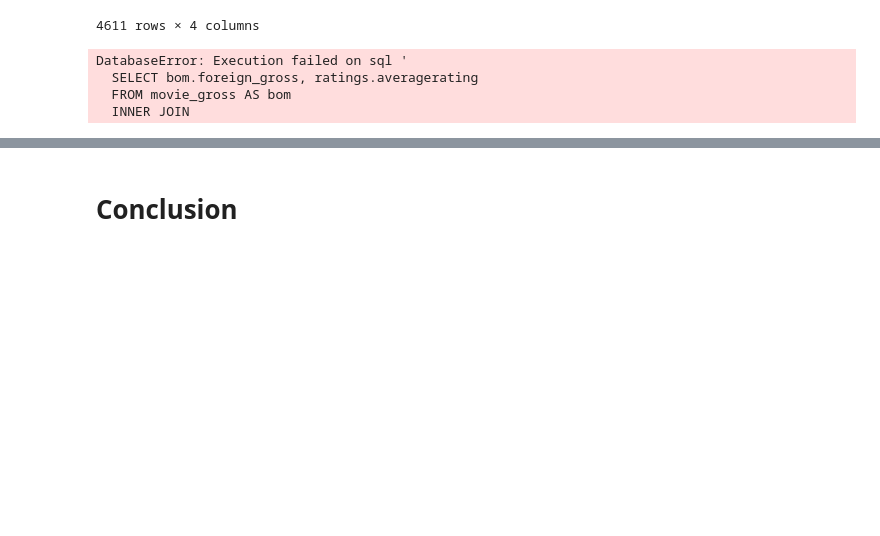
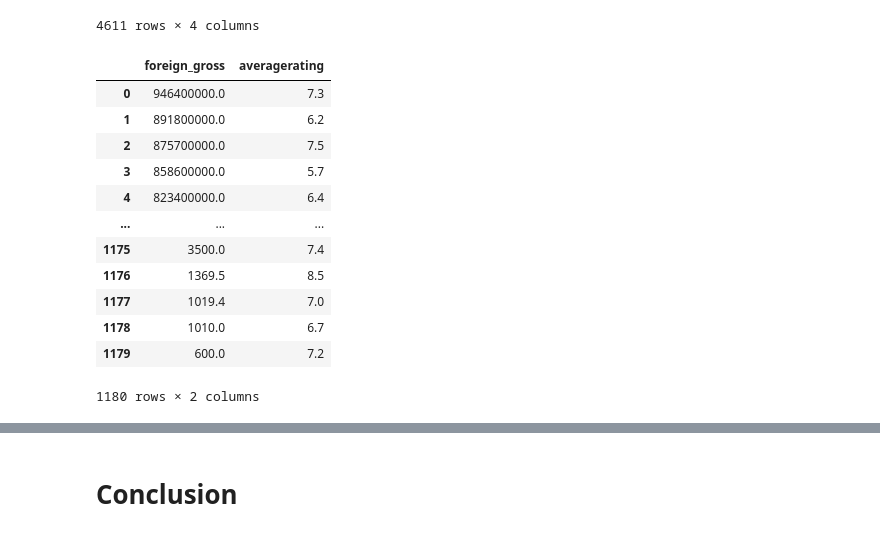
Before and after one commit to neurosxx/dsc-phase-2-project-v3, a Jupyter notebook: movie_analysis.ipynb, the cells around one changed output, grey strips where cells are left out. Saved outputs shown, nothing was run; the diff lists cells and outputs as text; code cells hidden in the pictures; blank space fills up the shorter version.

```diff
--- a/movie_analysis.ipynb
+++ b/movie_analysis.ipynb
@@ -904,18 +904,27 @@ top15_in_animation
 # %%
 join_ratings_gross = pd.read_sql("""
   SELECT bom.foreign_gross, ratings.averagerating
   FROM movie_gross AS bom
   INNER JOIN
-  imbd_movie_basics AS bas
+  movie_basics AS bas  -- Changed 'imbd_movie_basics' to 'movie_basics'
   ON bom.title=bas.original_title AND bom.year=bas.start_year
   INNER JOIN
-  imbd_movie_ratings AS ratings
+  movie_ratings AS ratings -- Changed 'imbd_movie_ratings' to 'movie_ratings'
   ON bas.movie_id=ratings.movie_id
   ORDER BY foreign_gross DESC;
   """,  conn)
 join_ratings_gross
 # %% [output]
+|  | foreign_gross | averagerating |
+| 0 | 946400000.0 | 7.3 |
+| 1 | 891800000.0 | 6.2 |
+| 2 | 875700000.0 | 7.5 |
+| 3 | 858600000.0 | 5.7 |
+| 4 | 823400000.0 | 6.4 |
+| ... | ... | ... |
+| 1175 | 3500.0 | 7.4 |
+| 1176 | 1369.5 | 8.5 |
+| 1177 | 1019.4 | 7.0 |
+| 1178 | 1010.0 | 6.7 |
+| 1179 | 600.0 | 7.2 |
-DatabaseError: Execution failed on sql '
-  SELECT bom.foreign_gross, ratings.averagerating
-  FROM movie_gross AS bom
-  INNER JOIN
+1180 rows × 2 columns
```
Also changed, not shown: parts of 7 cells of this notebook.
